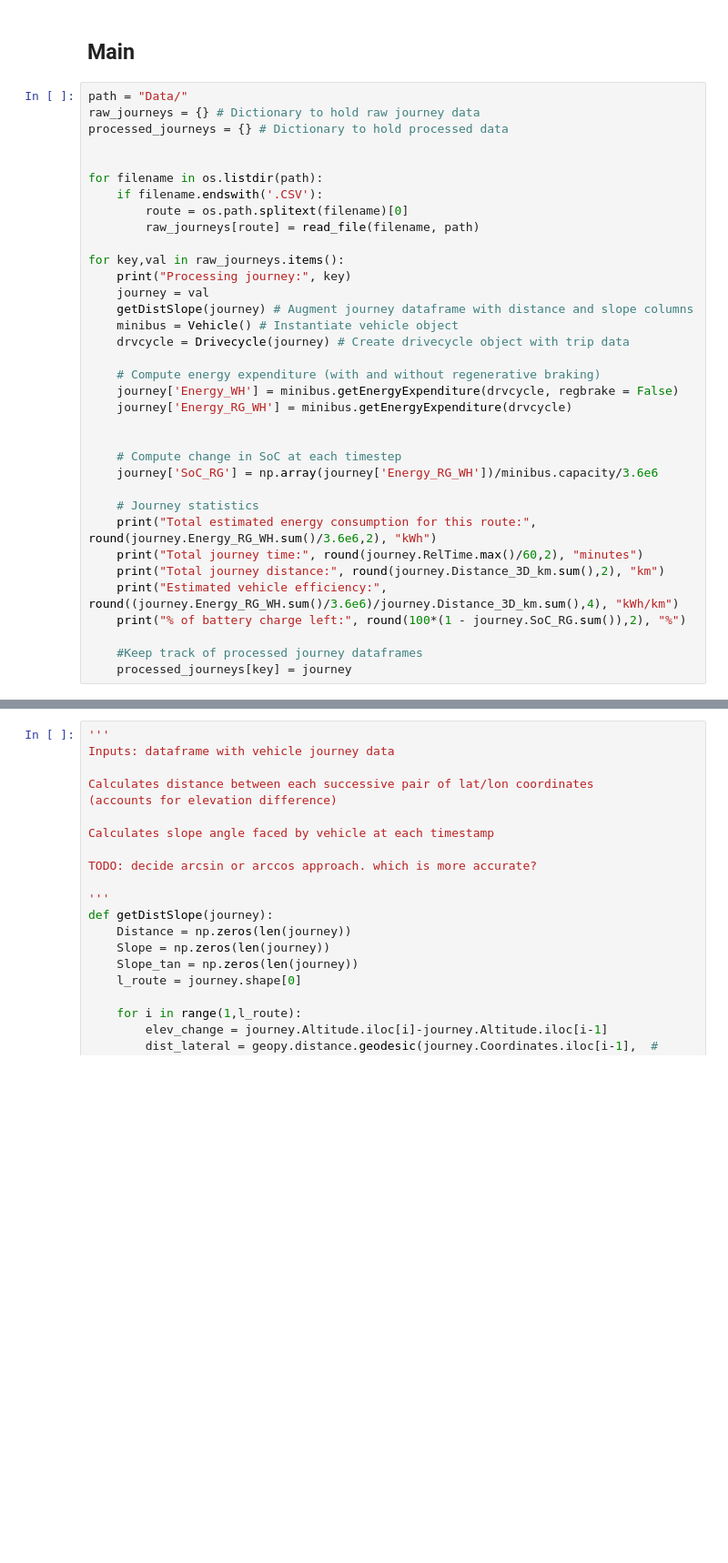
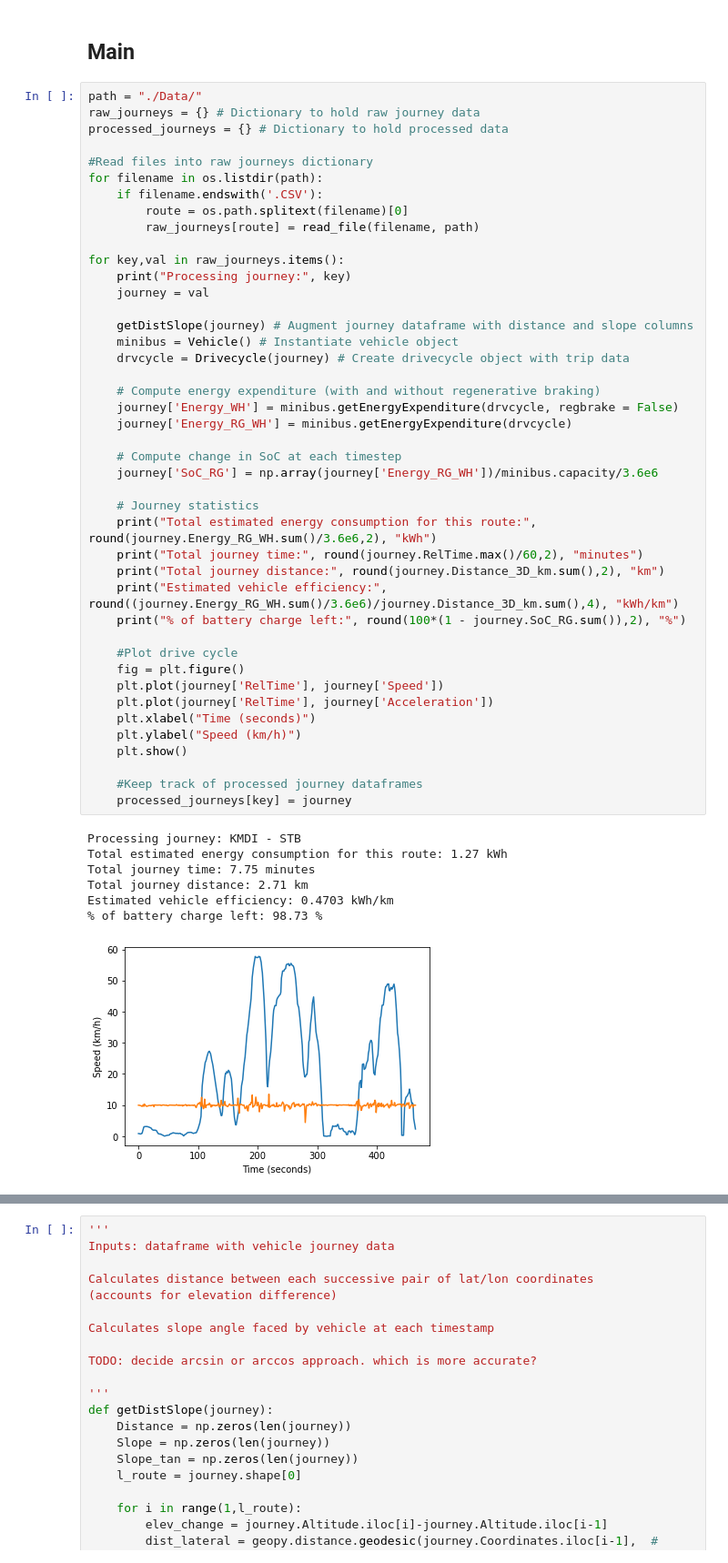
Before and after one commit to ChullEPG/mb_drive_analysis, a Jupyter notebook: MB_route_analysis.ipynb, the cells around one changed output, grey strips where cells are left out. Shown at 91% size. Drawn from its saved outputs; the diff is of its cells as text; blank space fills up the shorter version.

```diff
--- a/MB_route_analysis.ipynb
+++ b/MB_route_analysis.ipynb
@@ -43,37 +44,53 @@ from ipywidgets import interact, interactive, fixed, interact_manual
 # %% [markdown]
 ## Main
 # %%
-path = "Data/"
+path = "./Data/"
 raw_journeys = {} # Dictionary to hold raw journey data
 processed_journeys = {} # Dictionary to hold processed data
 
-
+#Read files into raw journeys dictionary
 for filename in os.listdir(path):
     if filename.endswith('.CSV'):
         route = os.path.splitext(filename)[0]
         raw_journeys[route] = read_file(filename, path)
 
 for key,val in raw_journeys.items():
     print("Processing journey:", key)
     journey = val
+
     getDistSlope(journey) # Augment journey dataframe with distance and slope columns
     minibus = Vehicle() # Instantiate vehicle object
     drvcycle = Drivecycle(journey) # Create drivecycle object with trip data
 
     # Compute energy expenditure (with and without regenerative braking)
     journey['Energy_WH'] = minibus.getEnergyExpenditure(drvcycle, regbrake = False)
     journey['Energy_RG_WH'] = minibus.getEnergyExpenditure(drvcycle)
-
 
     # Compute change in SoC at each timestep
     journey['SoC_RG'] = np.array(journey['Energy_RG_WH'])/minibus.capacity/3.6e6
 
     # Journey statistics
     print("Total estimated energy consumption for this route:", round(journey.Energy_RG_WH.sum()/3.6e6,2), "kWh")
     print("Total journey time:", round(journey.RelTime.max()/60,2), "minutes")
     print("Total journey distance:", round(journey.Distance_3D_km.sum(),2), "km")
     print("Estimated vehicle efficiency:", round((journey.Energy_RG_WH.sum()/3.6e6)/journey.Distance_3D_km.sum(),4), "kWh/km")
     print("% of battery charge left:", round(100*(1 - journey.SoC_RG.sum()),2), "%")
 
+    #Plot drive cycle
+    fig = plt.figure()
+    plt.plot(journey['RelTime'], journey['Speed'])
+    plt.plot(journey['RelTime'], journey['Acceleration'])
+    plt.xlabel("Time (seconds)")
+    plt.ylabel("Speed (km/h)")
+    plt.show()
+
     #Keep track of processed journey dataframes
     processed_journeys[key] = journey
+# %% [output]
+Processing journey: KMDI - STB
+Total estimated energy consumption for this route: 1.27 kWh
+Total journey time: 7.75 minutes
+Total journey distance: 2.71 km
+Estimated vehicle efficiency: 0.4703 kWh/km
+% of battery charge left: 98.73 %
+[figure, added]
```
Also changed, not shown: parts of 17 cells of this notebook.
